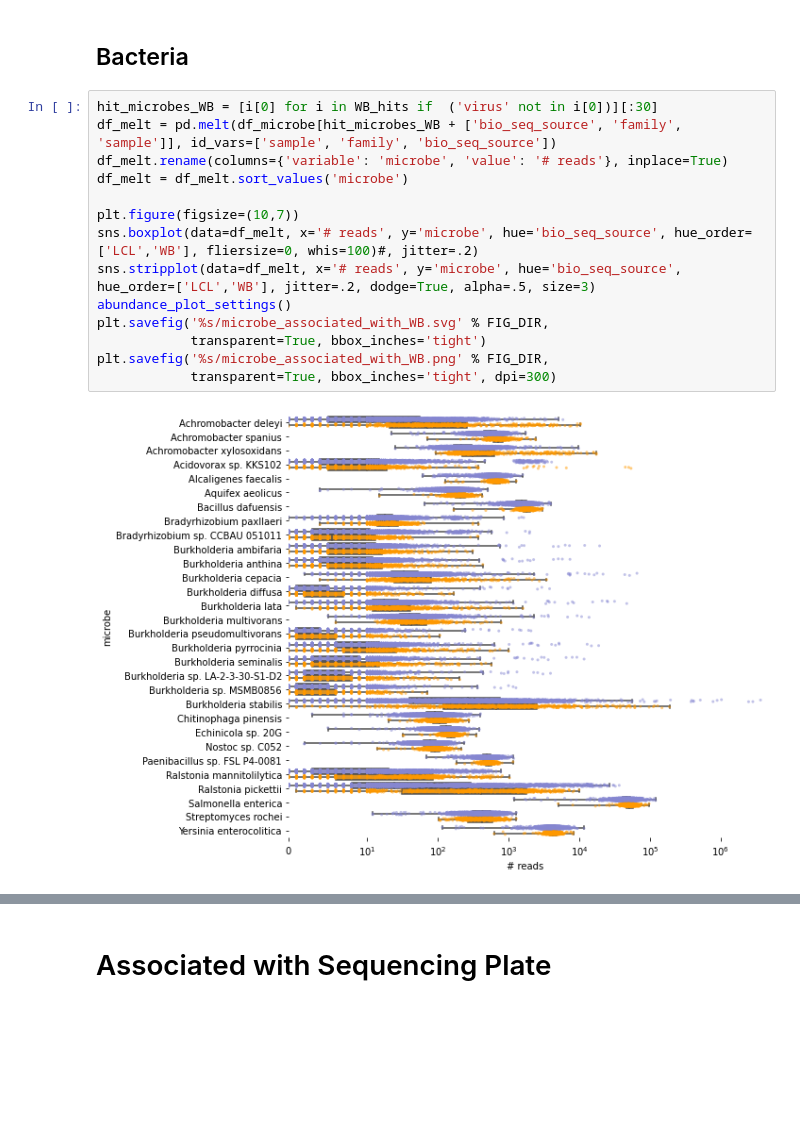
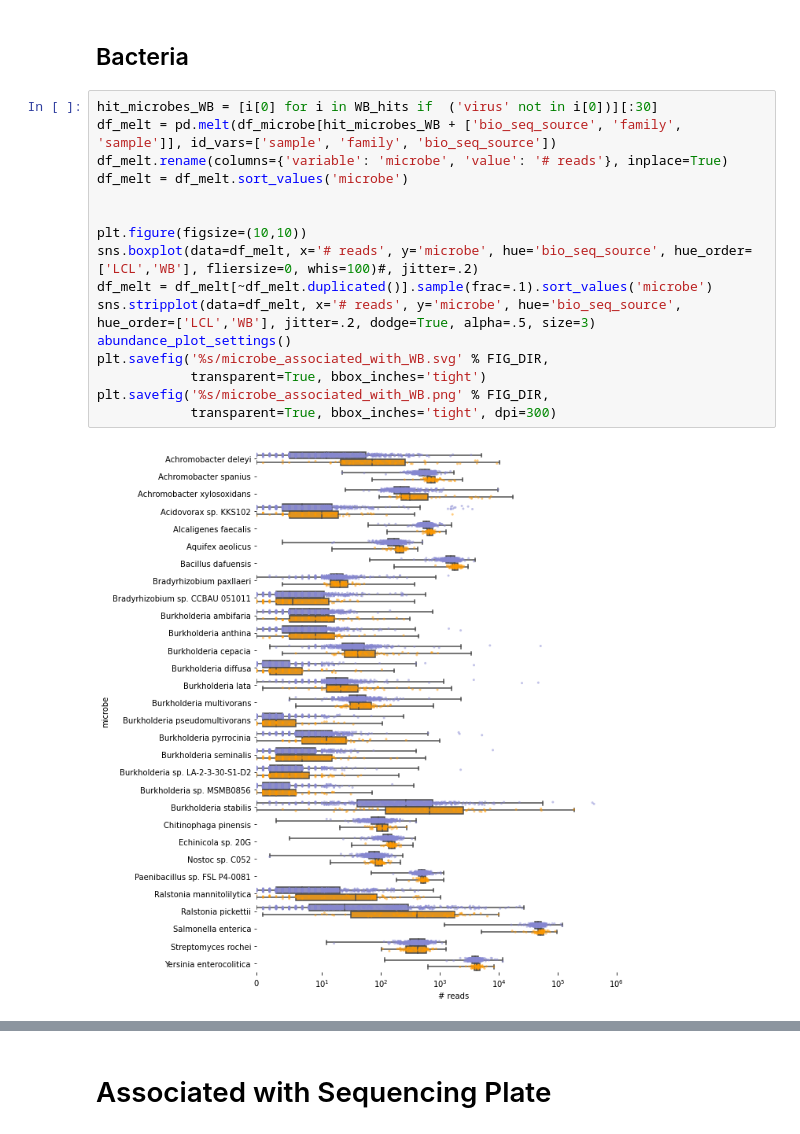
Before and after one commit to briannachrisman/blood_microbiome, a Jupyter notebook: src/contaminants/contaminants.ipynb, the cells around one changed output, grey strips where cells are left out. Drawn from its saved outputs; the diff is of its cells as text; blank space fills up the shorter version.

```diff
--- a/src/contaminants/contaminants.ipynb
+++ b/src/contaminants/contaminants.ipynb
@@ -120,19 +123,21 @@ plt.savefig('%s/virus_associated_with_LCL.png' % FIG_DIR,
 # %%
 hit_microbes_WB = [i[0] for i in WB_hits if  ('virus' not in i[0])][:30]
 df_melt = pd.melt(df_microbe[hit_microbes_WB + ['bio_seq_source', 'family', 'sample']], id_vars=['sample', 'family', 'bio_seq_source'])
 df_melt.rename(columns={'variable': 'microbe', 'value': '# reads'}, inplace=True)
 df_melt = df_melt.sort_values('microbe')
 
-plt.figure(figsize=(10,7))
+
+plt.figure(figsize=(10,10))
 sns.boxplot(data=df_melt, x='# reads', y='microbe', hue='bio_seq_source', hue_order=['LCL','WB'], fliersize=0, whis=100)#, jitter=.2)
+df_melt = df_melt[~df_melt.duplicated()].sample(frac=.1).sort_values('microbe')
 sns.stripplot(data=df_melt, x='# reads', y='microbe', hue='bio_seq_source', hue_order=['LCL','WB'], jitter=.2, dodge=True, alpha=.5, size=3)
 abundance_plot_settings()
 plt.savefig('%s/microbe_associated_with_WB.svg' % FIG_DIR,
             transparent=True, bbox_inches='tight')
 plt.savefig('%s/microbe_associated_with_WB.png' % FIG_DIR,
             transparent=True, bbox_inches='tight', dpi=300)
 # %% [output]
-[figure, old version]
+[figure, new version]
 # %%
 hit_microbes_LCL = [i[0] for i in LCL_hits if  ('virus' not in i[0])][:30]
 df_melt = pd.melt(df_microbe[hit_microbes_LCL + ['bio_seq_source', 'family', 'sample']], id_vars=['sample', 'family', 'bio_seq_source'])
```
Also changed, not shown: parts of 7 cells of this notebook, 22 other files.
